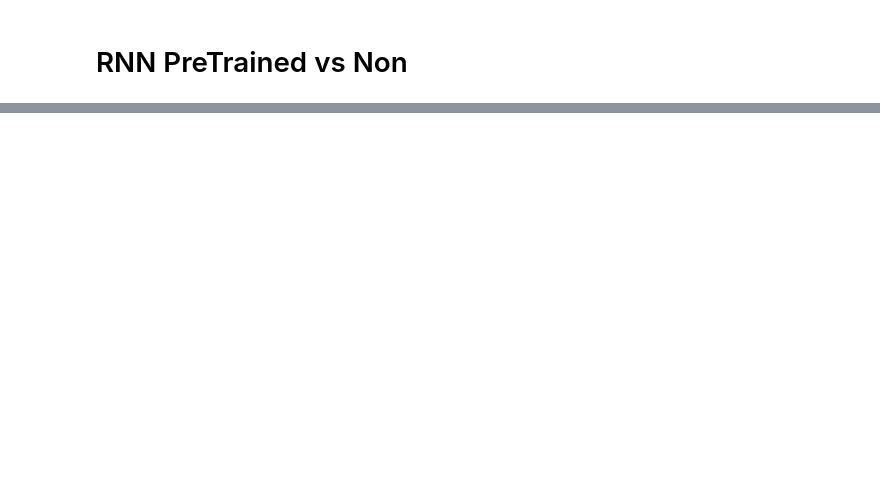
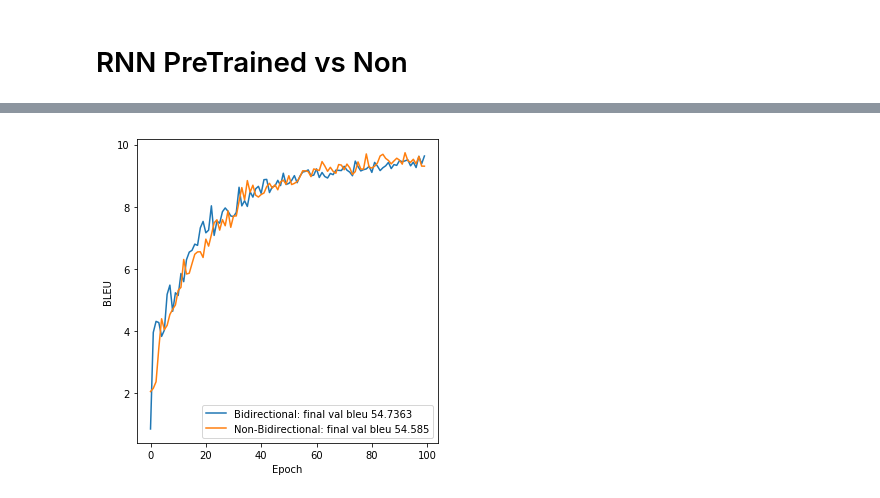
Before and after one commit to tp823/DSGA1011-Translation-Estimation--Station, a Jupyter notebook: Plotting results- BLEU and Training Loss.ipynb, the cells around one changed output, grey strips where cells are left out. Cells and saved outputs as stored; diff of their text form; code cells hidden in the pictures; blank space fills up the shorter version.

```diff
--- a/Plotting results- BLEU and Training Loss.ipynb
+++ b/Plotting results- BLEU and Training Loss.ipynb
@@ -349,0 +346,37 @@ plt.show()
+# %%
+with open('model/rnn-vi-bidir/_accuracy.p', 'rb') as pickle_file:
+    content = pickle.load(pickle_file)
+df_bd = pd.DataFrame(content).T
+df_bd.columns=['index', 'train_lossbd', 'BLEUbd']
+df_bd = df_bd.set_index('index')
+# %%
+with open('model/rnn-vi-hs-512/_accuracy.p', 'rb') as pickle_file:
+    content = pickle.load(pickle_file)
+df_nbd = pd.DataFrame(content).T
+df_nbd.columns=['index', 'train_lossnbd', 'BLEUnbd']
+df_nbd = df_nbd.set_index('index')
+# %%
+df_bd_results = df_bd.merge(df_nbd, how='left', left_index=True, right_index=True)
+df_bd_results.head()
+
+df_bd_bleu = df_bd_results[['BLEUbd', 'BLEUnbd']]
+df_bd_loss = df_bd_results[['train_lossbd', 'train_lossnbd']]
+# %%
+bd_results = []
+bd = ['Bidirectional', 'Non-Bidirectional']
+for i in range(2):
+    value = round(list(df_bd_loss.iloc[-1])[i], 4)
+    value = str(bd[i])+": final val bleu "+str(value)
+    bd_results.append(value)
+
+fig = plt.figure(figsize = (5,5))
+
+plt.plot(df_bd_bleu)
+plt.xlabel("Epoch")
+plt.ylabel("BLEU")
+plt.legend(bd_results, loc='best')
+plt.tight_layout()
+plt.savefig('results/rnn_vi_bd_bleu.png', dpi=300)
+plt.show()
+# %% [output]
+[figure, added]
```
Also changed, not shown: parts of 12 cells of this notebook, 15 other files.
